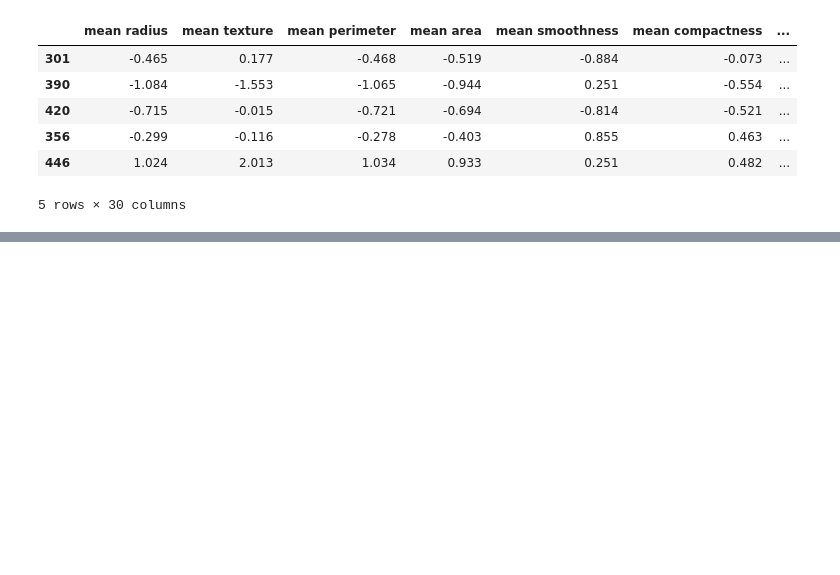
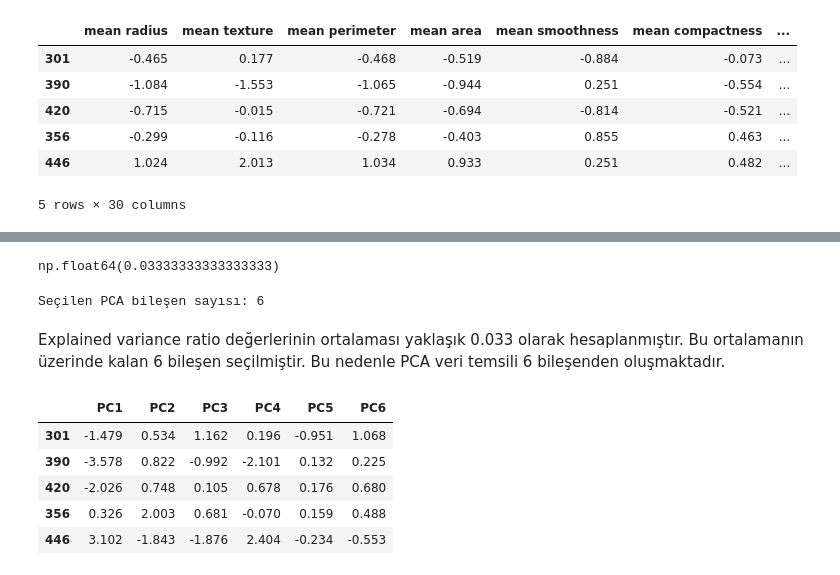
Before and after one commit to BenYILDO/breast_cancer_ML, a Jupyter notebook: MachineLearning.ipynb, the cells around one changed output, grey strips where cells are left out. Saved outputs shown, nothing was run; the diff lists cells and outputs as text; code cells hidden in the pictures; blank space fills up the shorter version.

```diff
--- a/MachineLearning.ipynb
+++ b/MachineLearning.ipynb
@@ -504,0 +542,16 @@ X_scaled.head()
+# %%
+mean_explained_variance = explained_variance.mean()
+
+mean_explained_variance
+# %% [output]
+np.float64(0.03333333333333333)
+# %%
+n_components_pca = sum(explained_variance > mean_explained_variance)
+
+print("Seçilen PCA bileşen sayısı:", n_components_pca)
+# %% [output]
+Seçilen PCA bileşen sayısı: 6
+# %% [markdown]
+Explained variance ratio değerlerinin ortalaması yaklaşık 0.033 olarak hesaplanmıştır.
+Bu ortalamanın üzerinde kalan 6 bileşen seçilmiştir.
+Bu nedenle PCA veri temsili 6 bileşenden oluşmaktadır.
@@ -504,0 +564,15 @@ X_scaled.head()
+# %%
+pca_columns = [f"PC{i+1}" for i in range(n_components_pca)]
+
+X_train_pca = pd.DataFrame(X_train_pca, columns=pca_columns, index=X_train_scaled.index)
+X_val_pca = pd.DataFrame(X_val_pca, columns=pca_columns, index=X_val_scaled.index)
+X_test_pca = pd.DataFrame(X_test_pca, columns=pca_columns, index=X_test_scaled.index)
+
+X_train_pca.head()
+# %% [output]
+|  | PC1 | PC2 | PC3 | PC4 | PC5 | PC6 |
+| 301 | -1.479 | 0.534 | 1.162 | 0.196 | -0.951 | 1.068 |
+| 390 | -3.578 | 0.822 | -0.992 | -2.101 | 0.132 | 0.225 |
+| 420 | -2.026 | 0.748 | 0.105 | 0.678 | 0.176 | 0.680 |
+| 356 | 0.326 | 2.003 | 0.681 | -0.070 | 0.159 | 0.488 |
+| 446 | 3.102 | -1.843 | -1.876 | 2.404 | -0.234 | -0.553 |
```
Also changed, not shown: parts of 16 cells of this notebook.
